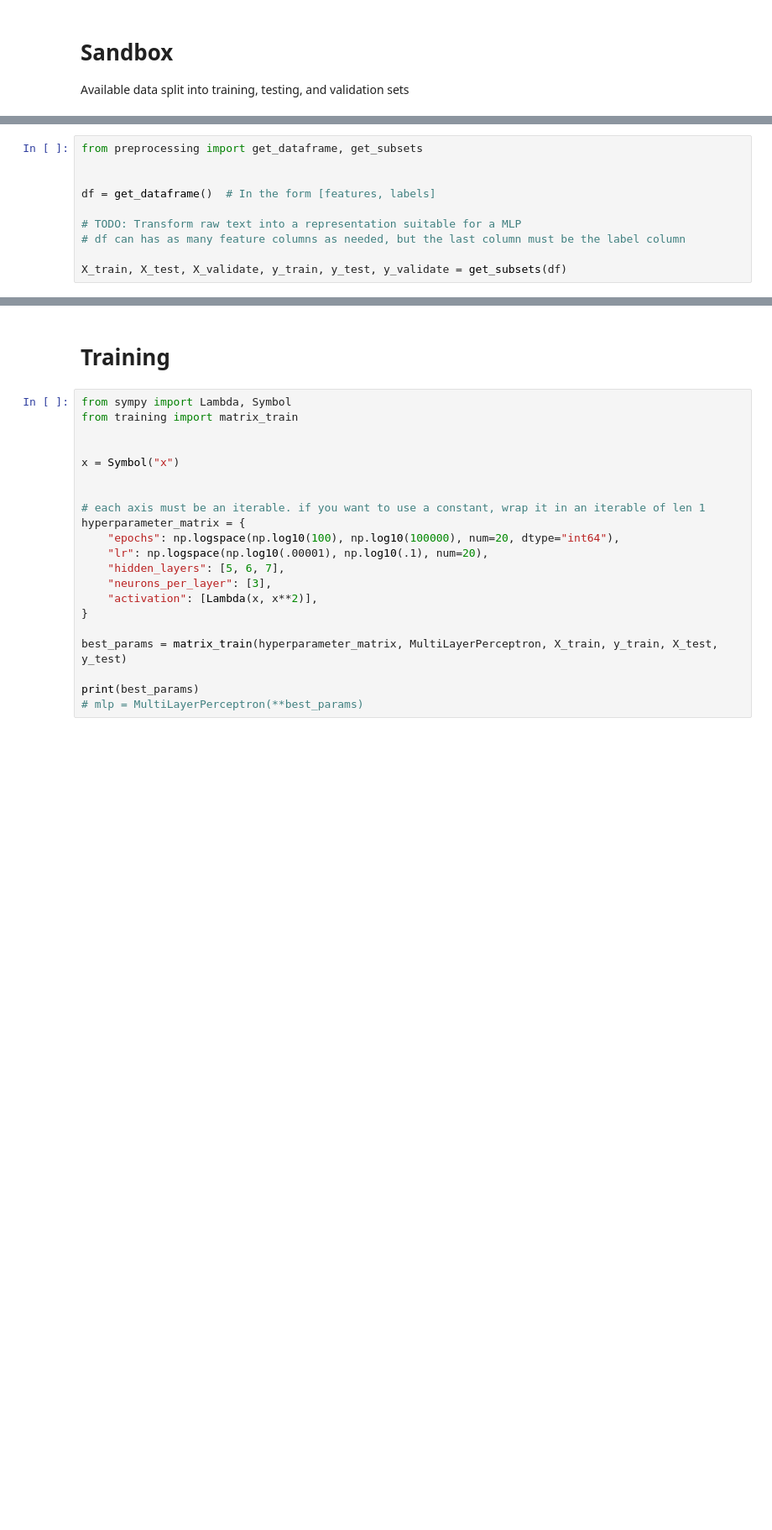
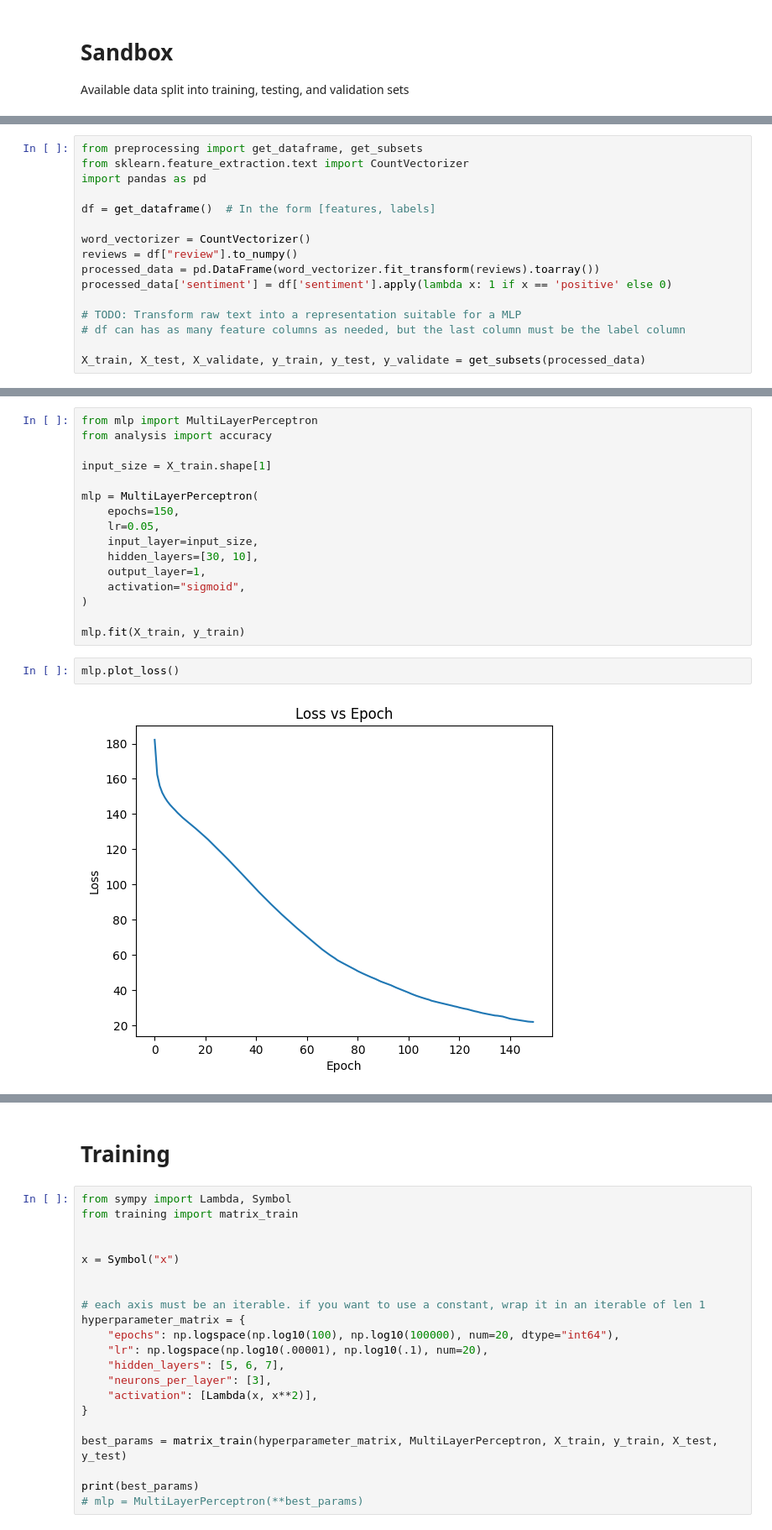
Before and after one commit to wumphlett/ML-Project, a Jupyter notebook: project.ipynb, the cells around one changed output, grey strips where cells are left out. Shown at 84% size. Drawn from its saved outputs; the diff is of its cells as text; blank space fills up the shorter version.

```diff
--- a/project.ipynb
+++ b/project.ipynb
@@ -26,10 +54,16 @@ Available data split into training, testing, and validation sets
 # %%
 from preprocessing import get_dataframe, get_subsets
-
+from sklearn.feature_extraction.text import CountVectorizer
+import pandas as pd
 
 df = get_dataframe()  # In the form [features, labels]
+
+word_vectorizer = CountVectorizer()
+reviews = df["review"].to_numpy()
+processed_data = pd.DataFrame(word_vectorizer.fit_transform(reviews).toarray())
+processed_data['sentiment'] = df['sentiment'].apply(lambda x: 1 if x == 'positive' else 0)
 
 # TODO: Transform raw text into a representation suitable for a MLP
 # df can has as many feature columns as needed, but the last column must be the label column
 
-X_train, X_test, X_validate, y_train, y_test, y_validate = get_subsets(df)
+X_train, X_test, X_validate, y_train, y_test, y_validate = get_subsets(processed_data)
@@ -72,0 +84,20 @@ class MultiLayerPerceptron:
+# %%
+from mlp import MultiLayerPerceptron
+from analysis import accuracy
+
+input_size = X_train.shape[1]
+
+mlp = MultiLayerPerceptron(
+    epochs=150,
+    lr=0.05,
+    input_layer=input_size,
+    hidden_layers=[30, 10],
+    output_layer=1,
+    activation="sigmoid",
+)
+
+mlp.fit(X_train, y_train)
+# %%
+mlp.plot_loss()
+# %% [output]
+[figure, added]
```
Also changed, not shown: parts of 9 cells of this notebook, 1 other file.
